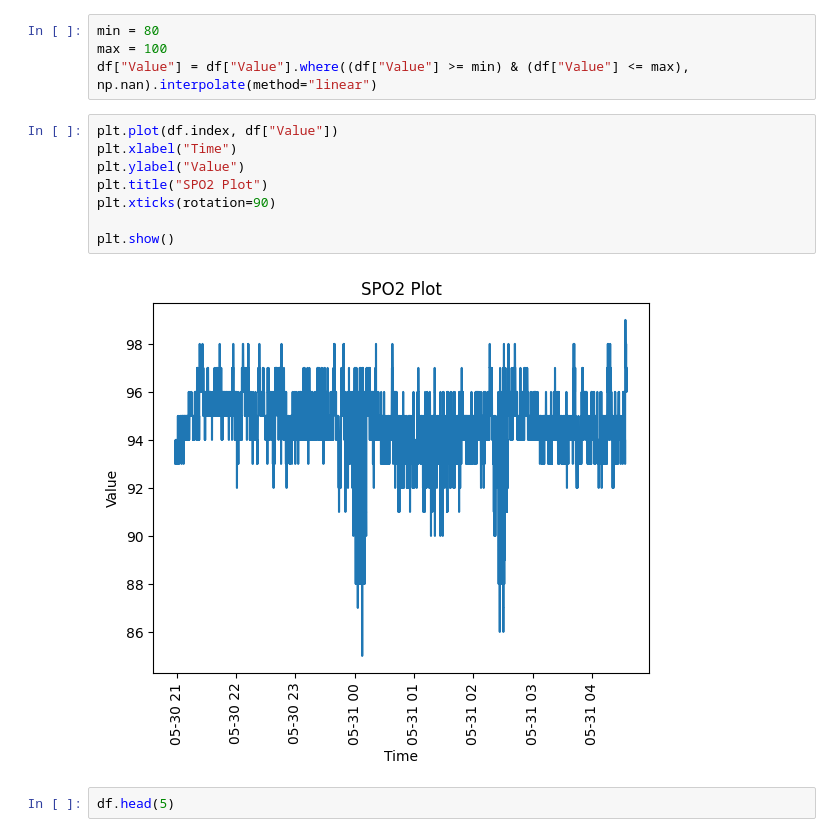
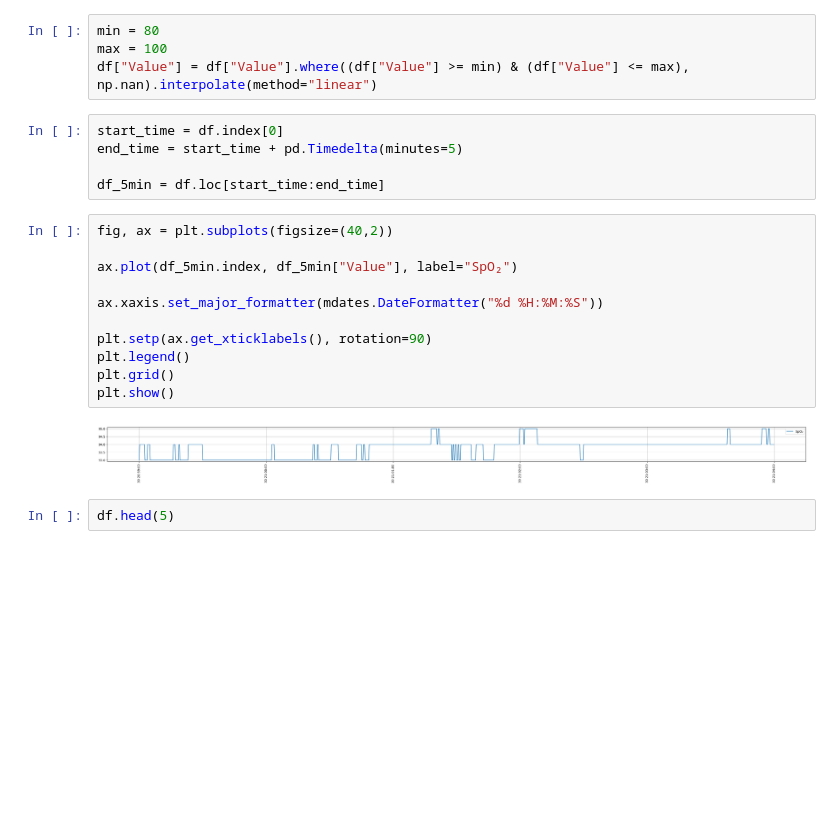
Before and after one commit to Nikhil-Rao-789/Ai-for-heath, a Jupyter notebook: Scripts/vis.ipynb, the cells around one changed output. Drawn from its saved outputs; the diff is of its cells as text; blank space fills up the shorter version.

```diff
--- a/Scripts/vis.ipynb
+++ b/Scripts/vis.ipynb
@@ -25,16 +26,24 @@ df = df.sort_index()
 min = 80
 max = 100
 df["Value"] = df["Value"].where((df["Value"] >= min) & (df["Value"] <= max), np.nan).interpolate(method="linear")
-# %%
-plt.plot(df.index, df["Value"])
-plt.xlabel("Time")
-plt.ylabel("Value")
-plt.title("SPO2 Plot")
-plt.xticks(rotation=90)
-
-plt.show()
-# %% [output]
-[figure, removed]
+# %%
+start_time = df.index[0]
+end_time = start_time + pd.Timedelta(minutes=5)
+
+df_5min = df.loc[start_time:end_time]
+# %%
+fig, ax = plt.subplots(figsize=(40,2))
+
+ax.plot(df_5min.index, df_5min["Value"], label="SpO₂")
+
+ax.xaxis.set_major_formatter(mdates.DateFormatter("%d %H:%M:%S"))
+
+plt.setp(ax.get_xticklabels(), rotation=90)
+plt.legend()
+plt.grid()
+plt.show()
+# %% [output]
+[figure, added]
 # %%
 df.head(5)
 # %% [output]
```
Also changed, not shown: parts of 1 cell of this notebook.
